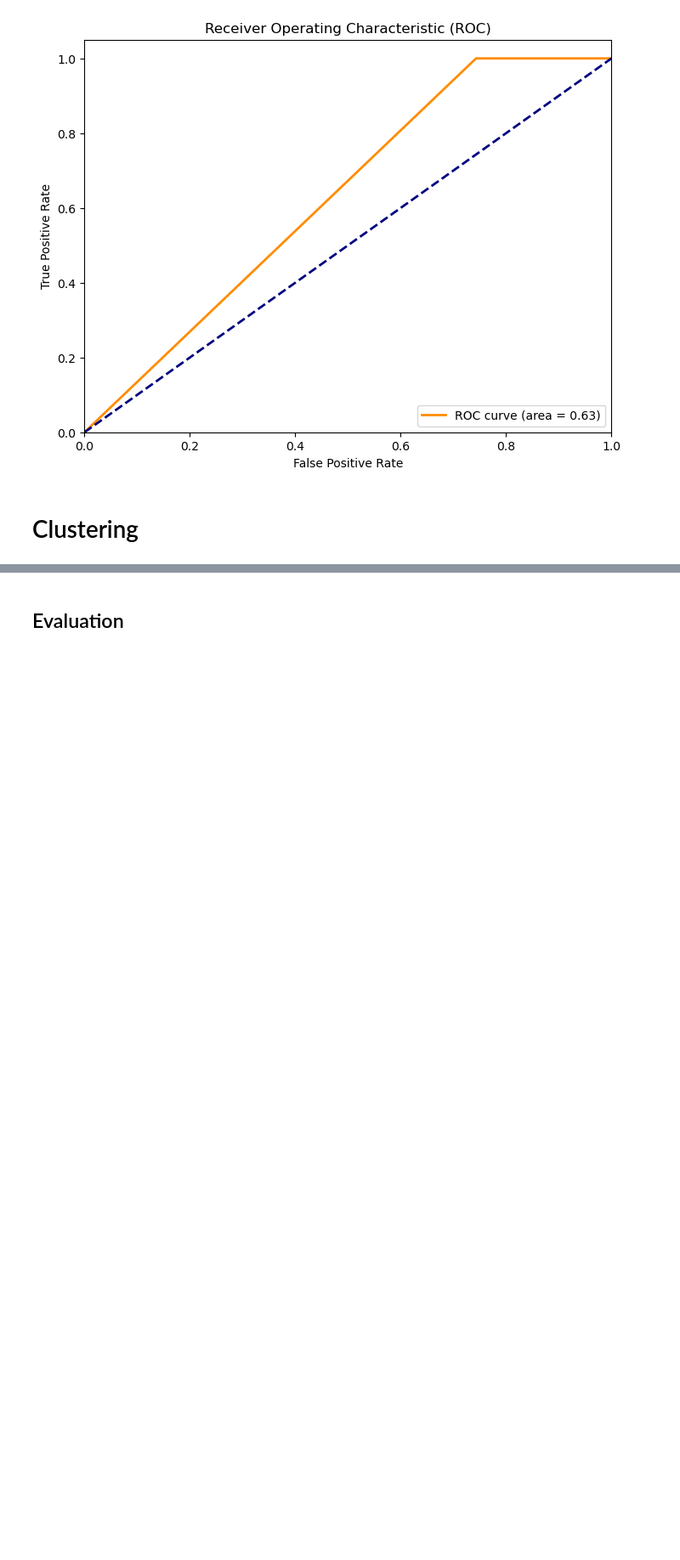
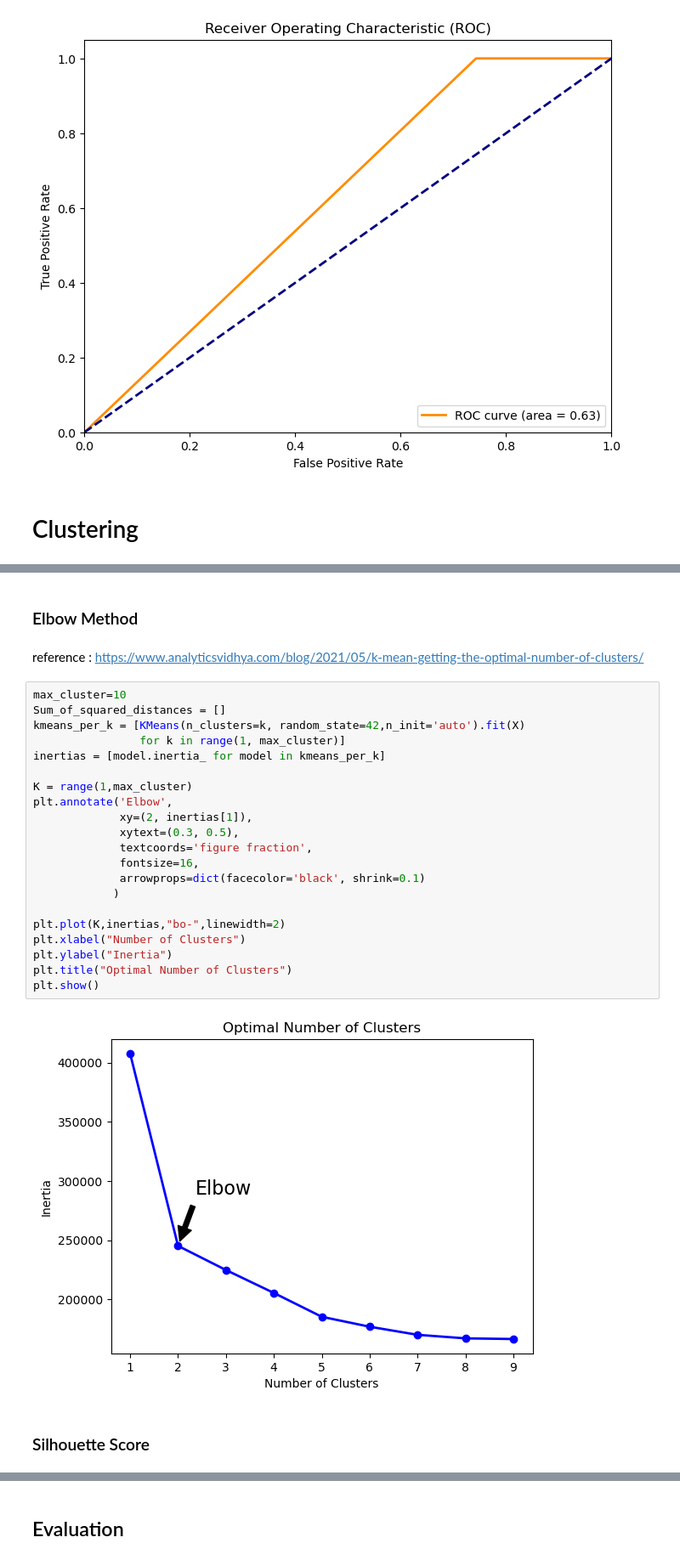
Before and after one commit to farheenfab/DMML-GroupProject, a Jupyter notebook: Lab/Lab 7/dataset_explore_lab_7_group_6_final.ipynb, the cells around one changed output, grey strips where cells are left out. Shown at 85% size. Cells and saved outputs as stored; diff of their text form; blank space fills up the shorter version.

```diff
--- a/Lab/Lab 7/dataset_explore_lab_7_group_6_final.ipynb
+++ b/Lab/Lab 7/dataset_explore_lab_7_group_6_final.ipynb
@@ -592,0 +629,29 @@ Highest silhouette score is at 2 clusters, this makes sense since there are 2 cl
+# %% [markdown]
+### Elbow Method
+# %% [markdown]
+reference : https://www.analyticsvidhya.com/blog/2021/05/k-mean-getting-the-optimal-number-of-clusters/
+# %%
+max_cluster=10
+Sum_of_squared_distances = []
+kmeans_per_k = [KMeans(n_clusters=k, random_state=42,n_init='auto').fit(X)
+                for k in range(1, max_cluster)]
+inertias = [model.inertia_ for model in kmeans_per_k]
+
+K = range(1,max_cluster)
+plt.annotate('Elbow',
+             xy=(2, inertias[1]),
+             xytext=(0.3, 0.5),
+             textcoords='figure fraction',
+             fontsize=16,
+             arrowprops=dict(facecolor='black', shrink=0.1)
+            )
+
+plt.plot(K,inertias,"bo-",linewidth=2)
+plt.xlabel("Number of Clusters")
+plt.ylabel("Inertia")
+plt.title("Optimal Number of Clusters")
+plt.show()
+# %% [output]
+[figure, added]
+# %% [markdown]
+### Silhouette Score
```
Also changed, not shown: parts of 58 cells of this notebook.
